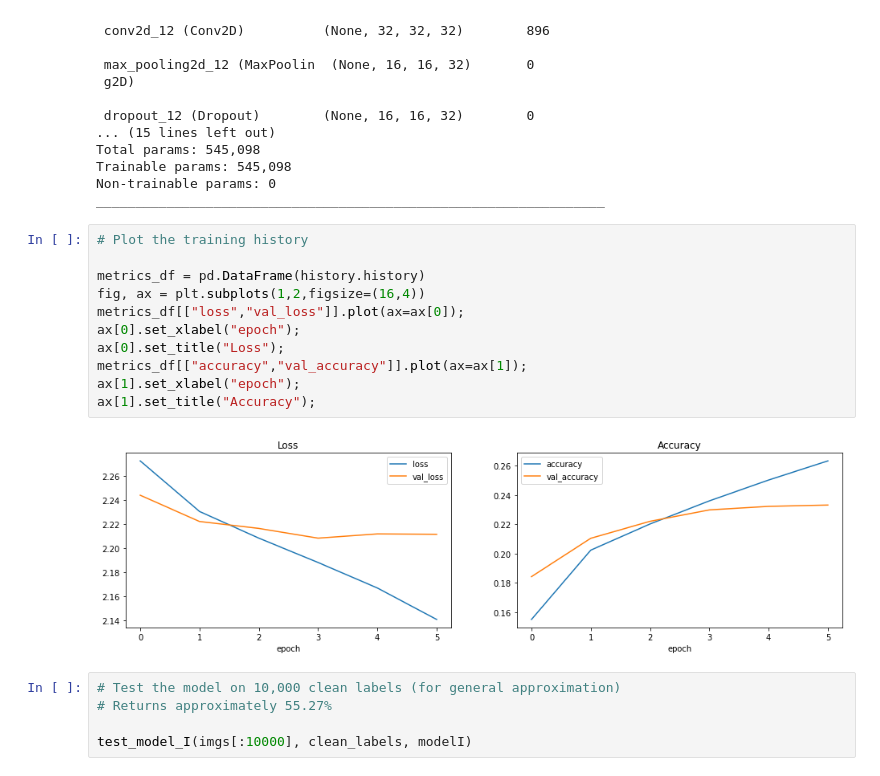
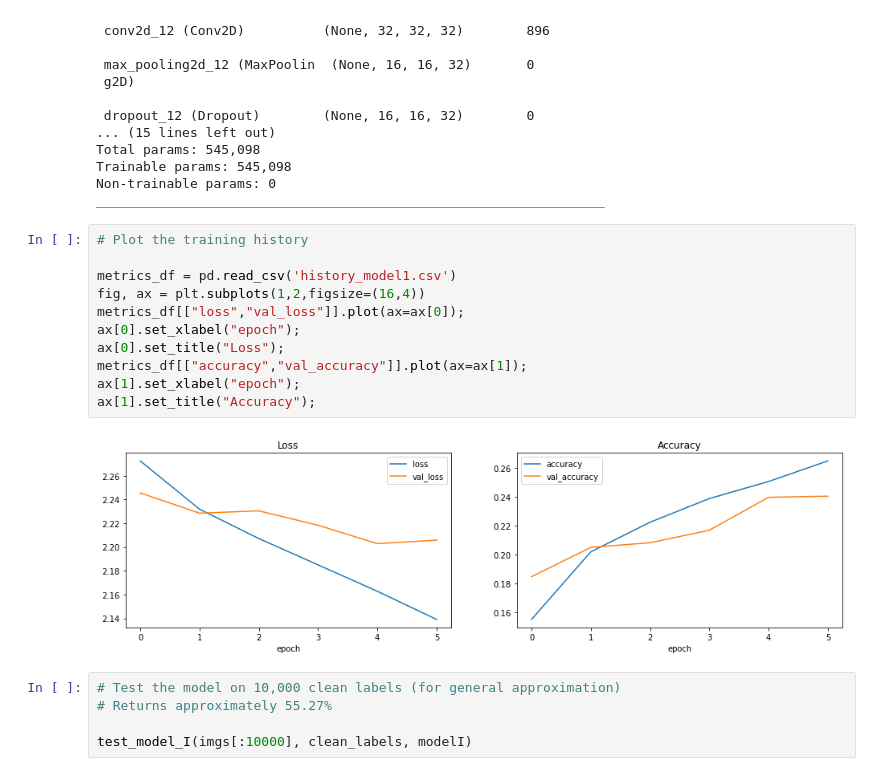
Before and after one commit to TZstatsADS/spring-2022-prj3-group11, a Jupyter notebook: doc/main.ipynb, the cells around one changed output. Saved outputs shown, nothing was run; the diff lists cells and outputs as text.

```diff
--- a/doc/main.ipynb
+++ b/doc/main.ipynb
@@ -168,16 +168,16 @@ _________________________________________________________________
 # %%
 # Plot the training history
 
-metrics_df = pd.DataFrame(history.history)
+metrics_df = pd.read_csv('history_model1.csv')
 fig, ax = plt.subplots(1,2,figsize=(16,4))
 metrics_df[["loss","val_loss"]].plot(ax=ax[0]);
 ax[0].set_xlabel("epoch");
 ax[0].set_title("Loss");
 metrics_df[["accuracy","val_accuracy"]].plot(ax=ax[1]);
 ax[1].set_xlabel("epoch");
 ax[1].set_title("Accuracy");
 # %% [output]
-[figure, old version]
+[figure, new version]
 # %%
 # Test the model on 10,000 clean labels (for general approximation)
 # Returns approximately 55.27%
```
Also changed, not shown: parts of 8 cells of this notebook, 2 other files.
